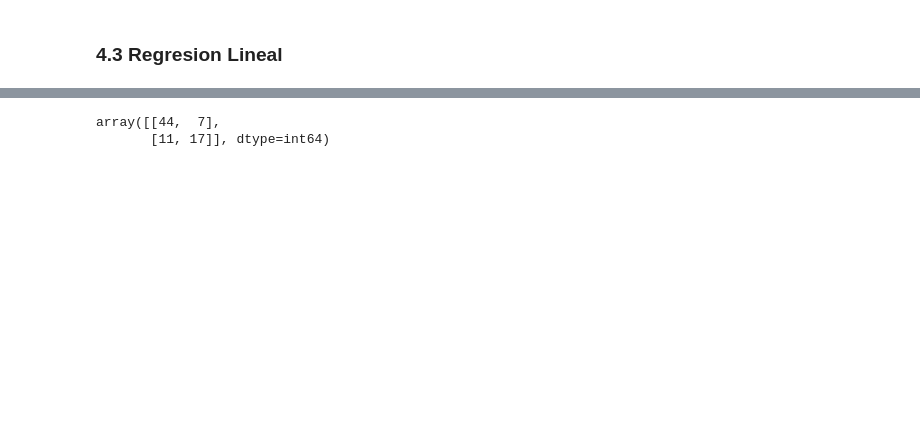
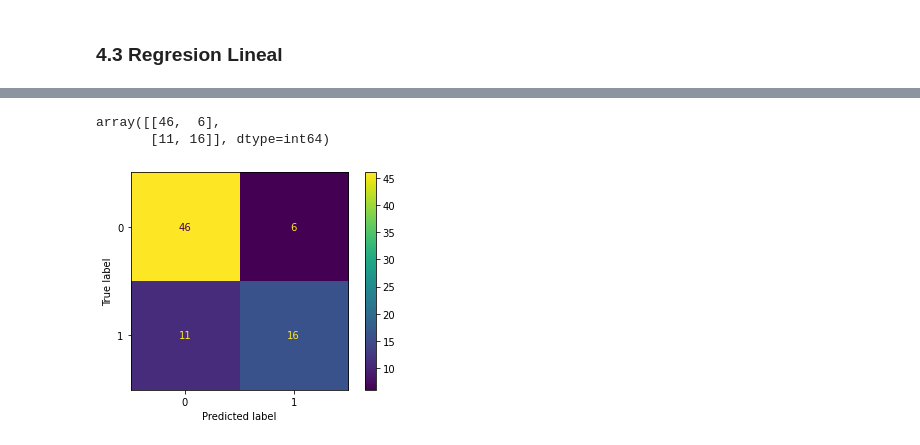
Before and after one commit to AladMocu/Lab1_BI, a Jupyter notebook: notebook.ipynb, the cells around one changed output, grey strips where cells are left out. Cells and saved outputs as stored; diff of their text form; code cells hidden in the pictures; blank space fills up the shorter version.

```diff
--- a/notebook.ipynb
+++ b/notebook.ipynb
@@ -341,10 +333,17 @@ array([ 0.22927102,  0.88653149,  0.56768208, -0.07598307,  0.42339005,
 y_prediction_lineal[y_prediction_lineal >= 0.5] = 1
 y_prediction_lineal[y_prediction_lineal < 0.5] = 0
 # %%
-confusion_matrix(Y_test, y_prediction_lineal)
+cm = confusion_matrix(Y_test, y_prediction_lineal)
+cm
 # %% [output]
-array([[44,  7],
-       [11, 17]], dtype=int64)
+array([[46,  6],
+       [11, 16]], dtype=int64)
+# %%
+disp = ConfusionMatrixDisplay(confusion_matrix=cm)
+disp.plot()
+plt.show()
+# %% [output]
+[figure, added]
 # %%
 #Se muestra el reporte de clasificación
 print(classification_report(Y_test, y_prediction_lineal))
```
Also changed, not shown: parts of 22 cells of this notebook, 1 other file.
